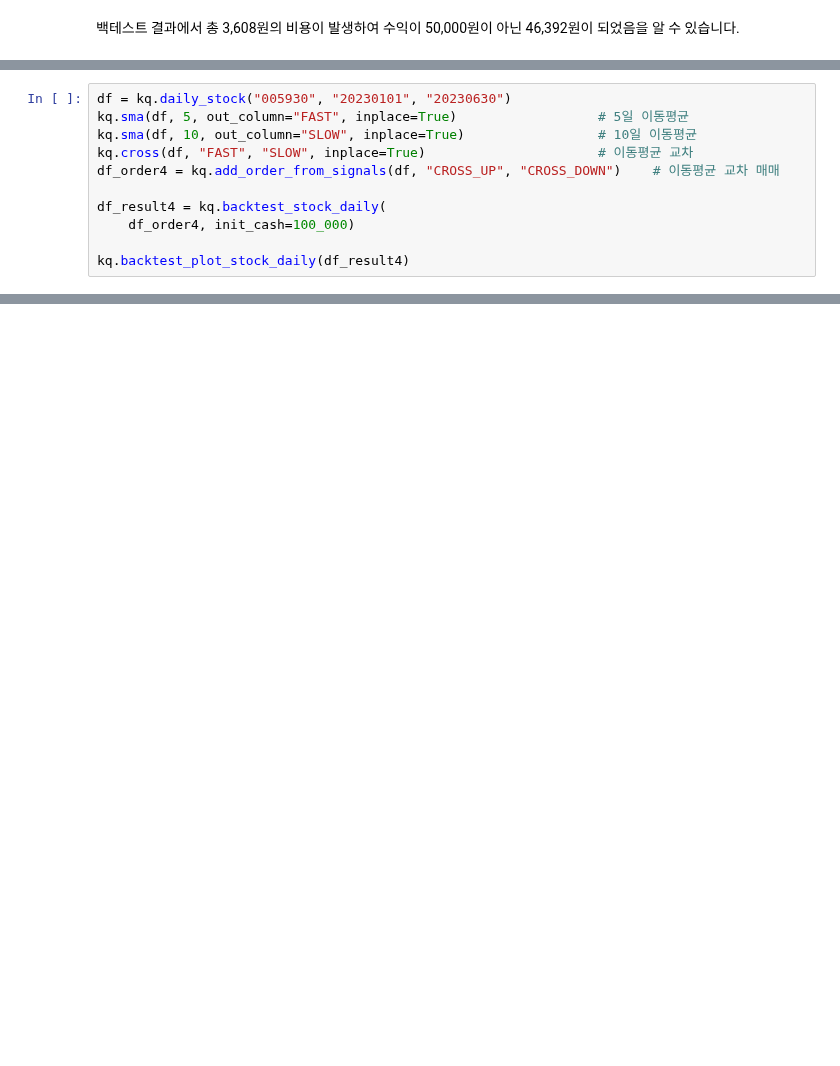
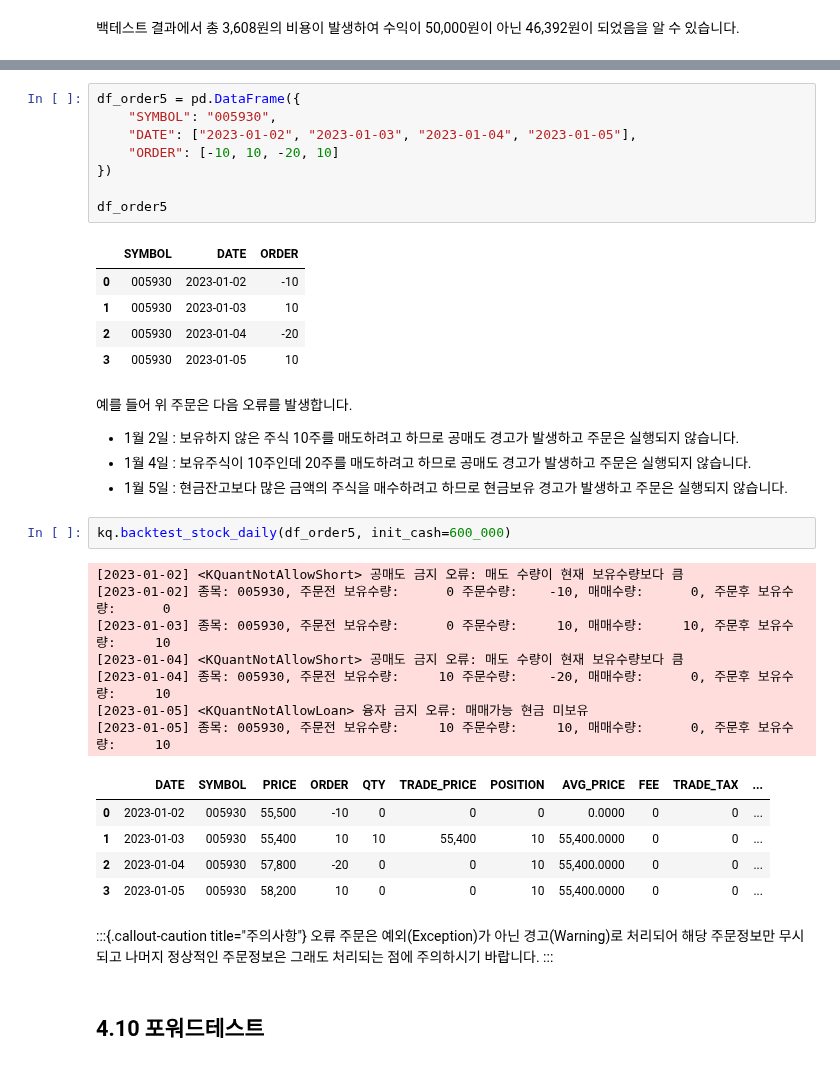
Before and after one commit to koscom/kquant, a Jupyter notebook: docs/tutorials/tutorial04.ipynb, the cells around one changed output, grey strips where cells are left out. Drawn from its saved outputs; the diff is of its cells as text; blank space fills up the shorter version.

```diff
--- a/docs/tutorials/tutorial04.ipynb
+++ b/docs/tutorials/tutorial04.ipynb
@@ -292,11 +267,0 @@ print(f"""
-# %%
-df = kq.daily_stock("005930", "20230101", "20230630")
-kq.sma(df, 5, out_column="FAST", inplace=True)                  # 5일 이동평균
-kq.sma(df, 10, out_column="SLOW", inplace=True)                 # 10일 이동평균
-kq.cross(df, "FAST", "SLOW", inplace=True)                      # 이동평균 교차
-df_order4 = kq.add_order_from_signals(df, "CROSS_UP", "CROSS_DOWN")    # 이동평균 교차 매매
-
-df_result4 = kq.backtest_stock_daily(
-    df_order4, init_cash=100_000)
-
-kq.backtest_plot_stock_daily(df_result4)
@@ -341,0 +376,41 @@ dtype: object
+# %%
+df_order5 = pd.DataFrame({
+    "SYMBOL": "005930",
+    "DATE": ["2023-01-02", "2023-01-03", "2023-01-04", "2023-01-05"],
+    "ORDER": [-10, 10, -20, 10]
+})
+
+df_order5
+# %% [output]
+|  | SYMBOL | DATE | ORDER |
+| 0 | 005930 | 2023-01-02 | -10 |
+| 1 | 005930 | 2023-01-03 | 10 |
+| 2 | 005930 | 2023-01-04 | -20 |
+| 3 | 005930 | 2023-01-05 | 10 |
+# %% [markdown]
+예를 들어 위 주문은 다음 오류를 발생합니다.
+
+- 1월 2일 : 보유하지 않은 주식 10주를 매도하려고 하므로 공매도 경고가 발생하고 주문은 실행되지 않습니다.
+- 1월 4일 : 보유주식이 10주인데 20주를 매도하려고 하므로 공매도 경고가 발생하고 주문은 실행되지 않습니다.
+- 1월 5일 : 현금잔고보다 많은 금액의 주식을 매수하려고 하므로 현금보유 경고가 발생하고 주문은 실행되지 않습니다.
+# %%
+kq.backtest_stock_daily(df_order5, init_cash=600_000)
+# %% [output]
+[2023-01-02] <KQuantNotAllowShort> 공매도 금지 오류: 매도 수량이 현재 보유수량보다 큼
+[2023-01-02] 종목: 005930, 주문전 보유수량:      0 주문수량:    -10, 매매수량:      0, 주문후 보유수량:      0
+[2023-01-03] 종목: 005930, 주문전 보유수량:      0 주문수량:     10, 매매수량:     10, 주문후 보유수량:     10
+[2023-01-04] <KQuantNotAllowShort> 공매도 금지 오류: 매도 수량이 현재 보유수량보다 큼
+[2023-01-04] 종목: 005930, 주문전 보유수량:     10 주문수량:    -20, 매매수량:      0, 주문후 보유수량:     10
+[2023-01-05] <KQuantNotAllowLoan> 융자 금지 오류: 매매가능 현금 미보유
+[2023-01-05] 종목: 005930, 주문전 보유수량:     10 주문수량:     10, 매매수량:      0, 주문후 보유수량:     10
+|  | DATE | SYMBOL | PRICE | ORDER | QTY | TRADE_PRICE | POSITION | AVG_PRICE | FEE | TRADE_TAX | ... |
+| 0 | 2023-01-02 | 005930 | 55,500 | -10 | 0 | 0 | 0 | 0.0000 | 0 | 0 | ... |
+| 1 | 2023-01-03 | 005930 | 55,400 | 10 | 10 | 55,400 | 10 | 55,400.0000 | 0 | 0 | ... |
+| 2 | 2023-01-04 | 005930 | 57,800 | -20 | 0 | 0 | 10 | 55,400.0000 | 0 | 0 | ... |
+| 3 | 2023-01-05 | 005930 | 58,200 | 10 | 0 | 0 | 10 | 55,400.0000 | 0 | 0 | ... |
+# %% [markdown]
+:::{.callout-caution title="주의사항"}
+오류 주문은 예외(Exception)가 아닌 경고(Warning)로 처리되어 해당 주문정보만 무시되고 나머지 정상적인 주문정보은 그래도 처리되는 점에 주의하시기 바랍니다.
+:::
+# %% [markdown]
+## 4.10 포워드테스트
```
Also changed, not shown: parts of 29 cells of this notebook.
